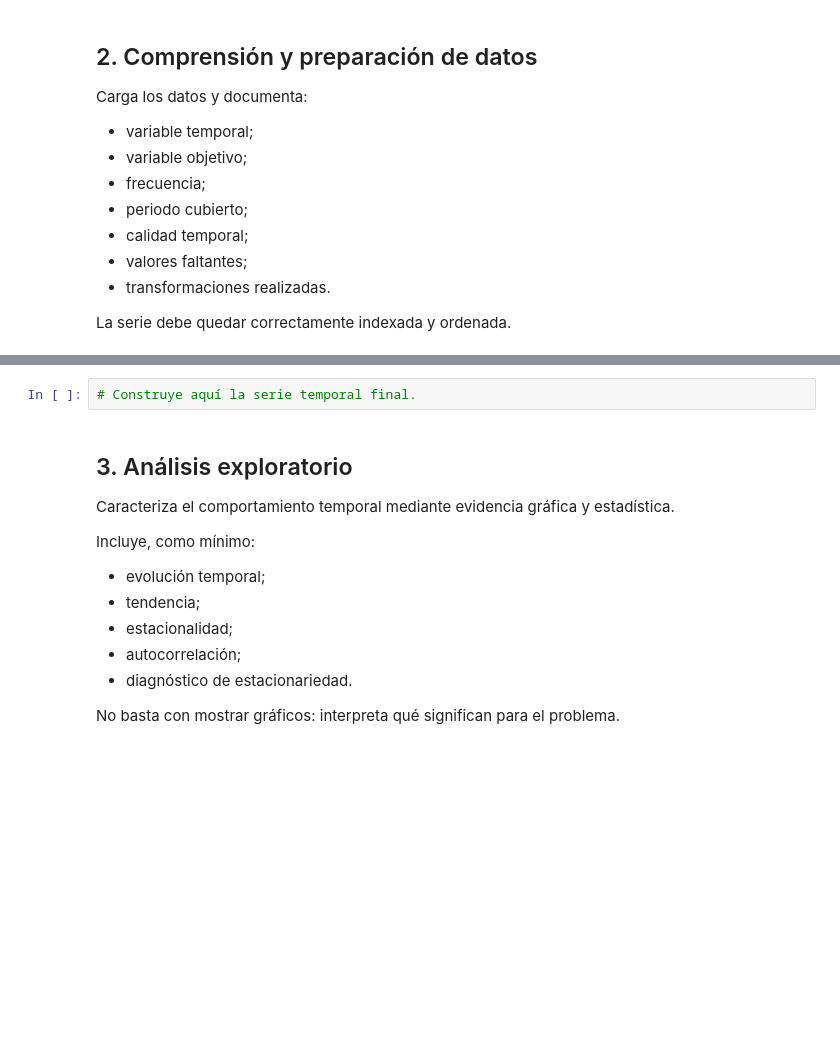
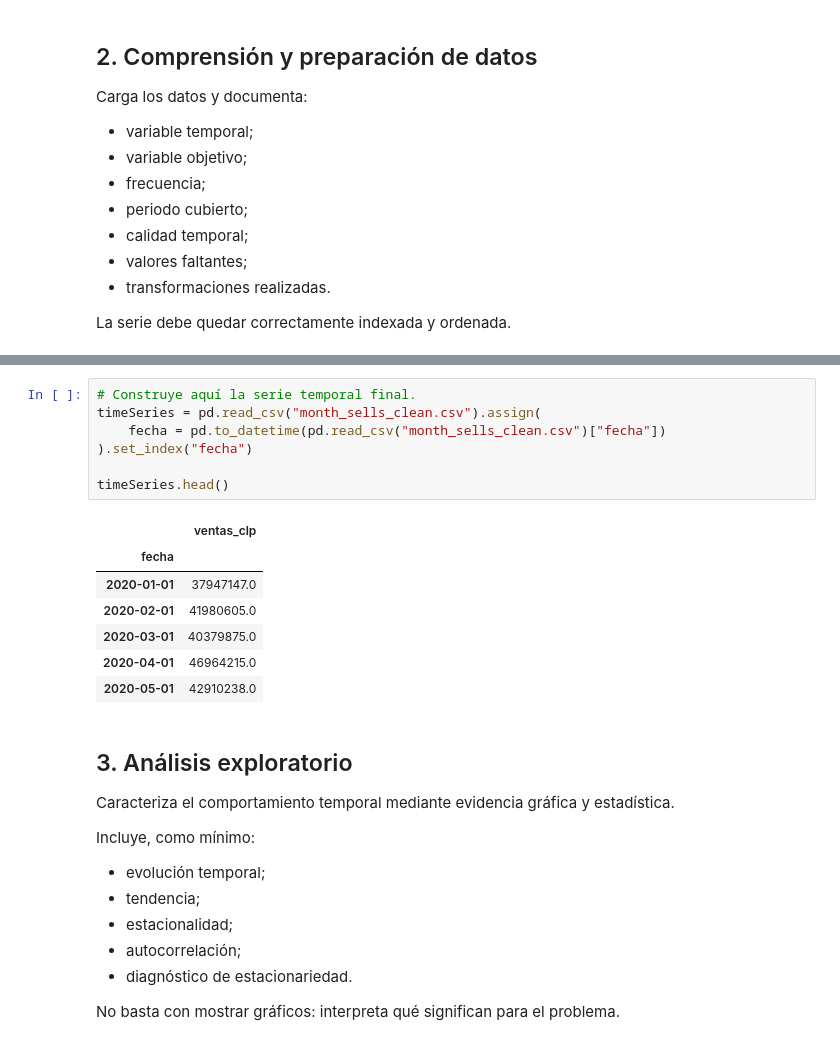
Before and after one commit to LUCHER4321/jupyter-time-series, a Jupyter notebook: Proyecto_Series_Temporales.ipynb, the cells around one changed output, grey strips where cells are left out. Cells and saved outputs as stored; diff of their text form; blank space fills up the shorter version.

```diff
--- a/Proyecto_Series_Temporales.ipynb
+++ b/Proyecto_Series_Temporales.ipynb
@@ -49,5 +56,18 @@ df.head()
 # %%
 # Construye aquí la serie temporal final.
+timeSeries = pd.read_csv("month_sells_clean.csv").assign(
+    fecha = pd.to_datetime(pd.read_csv("month_sells_clean.csv")["fecha"])
+).set_index("fecha")
+
+timeSeries.head()
+# %% [output]
+|  | ventas_clp |
+| fecha |  |
+| 2020-01-01 | 37947147.0 |
+| 2020-02-01 | 41980605.0 |
+| 2020-03-01 | 40379875.0 |
+| 2020-04-01 | 46964215.0 |
+| 2020-05-01 | 42910238.0 |
 # %% [markdown]
 ## 3. Análisis exploratorio
 
```
Also changed, not shown: parts of 2 cells of this notebook.
